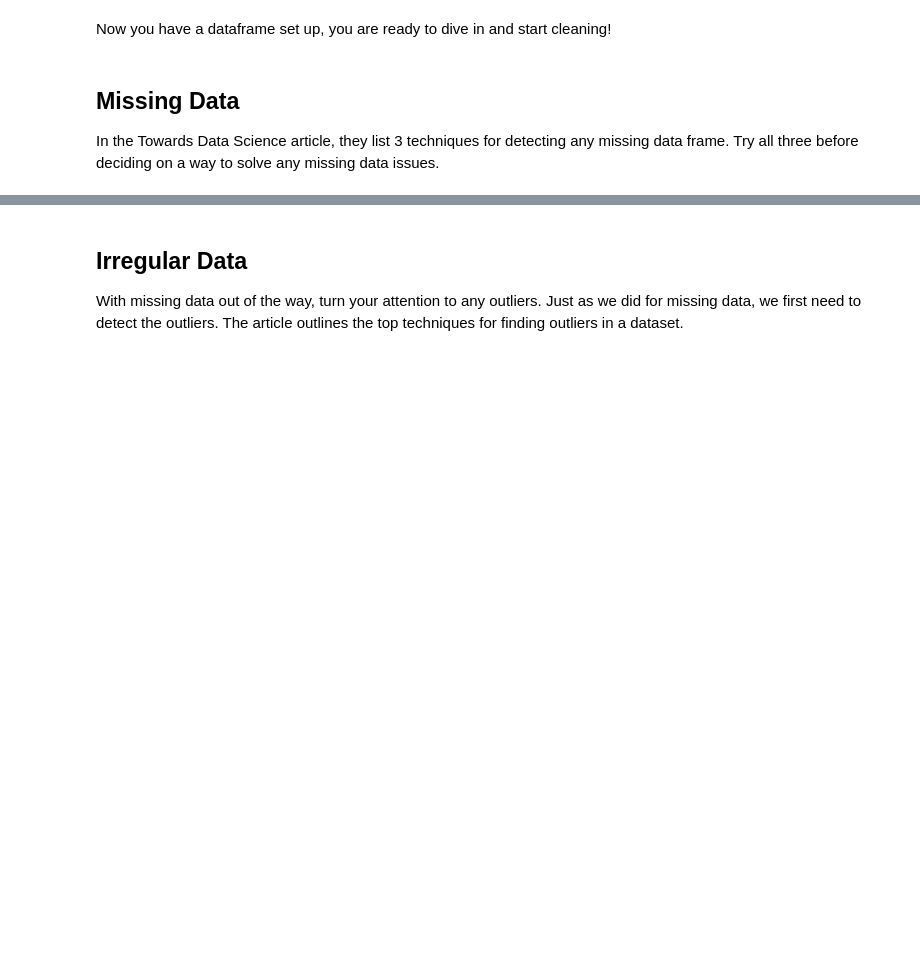
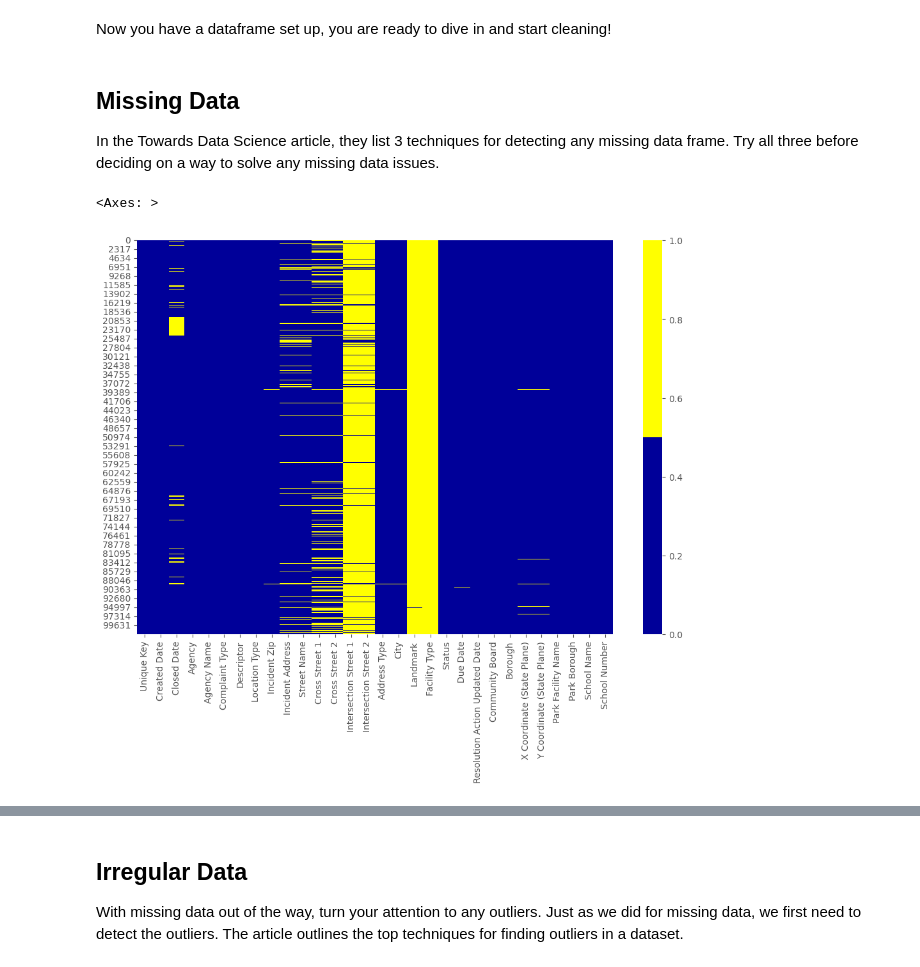
Before and after one commit to e3la/cleaning-data, a Jupyter notebook: Cleaning Data Exercises.ipynb, the cells around one changed output, grey strips where cells are left out. Saved outputs shown, nothing was run; the diff lists cells and outputs as text; code cells hidden in the pictures; blank space fills up the shorter version.

Commit message:
added rats and worked on exercise until Irregular Data

```diff
--- a/Cleaning Data Exercises.ipynb
+++ b/Cleaning Data Exercises.ipynb
@@ -7,6 +7,25 @@ To start cleaning data, we first need to create a dataframe from the CSV and pri
 # %%
 # Import pandas and any other libraries you need here. HINT: Check out the article to see what they imported to get started!
 
+import pandas as pd
+
+import numpy as np
+import seaborn as sns
+
+import matplotlib.pyplot as plt
+import matplotlib.mlab as mlab
+import matplotlib
+plt.style.use('ggplot')
+from matplotlib.pyplot import figure
+
+%matplotlib inline
+matplotlib.rcParams['figure.figsize'] = (12,8)
+
+pd.options.mode.chained_assignment = None
+
+url = 'https://raw.githubusercontent.com/e3la/cleaning-data/main/Rat_Sightings.csv'
 # Create a new dataframe from your CSV
+
+df = pd.read_csv(url)
 # %%
 # Print out any information you need to understand your dataframe
@@ -18,5 +56,13 @@ Now you have a dataframe set up, you are ready to dive in and start cleaning!
 In the Towards Data Science article, they list 3 techniques for detecting any missing data frame. Try all three before deciding on a way to solve any missing data issues.
 # %%
 # Plot a heatmap of any missing data
+
+
+cols = df.columns[:30] # first 30 columns
+colours = ['#000099', '#ffff00'] # specify the colours - yellow is missing. blue is not missing.
+sns.heatmap(df[cols].isnull(), cmap=sns.color_palette(colours))
+# %% [output]
+<Axes: >
+[figure, added]
 # %%
 # Try out a missing data percentage list!
```
Also changed, not shown: parts of 5 cells of this notebook.
